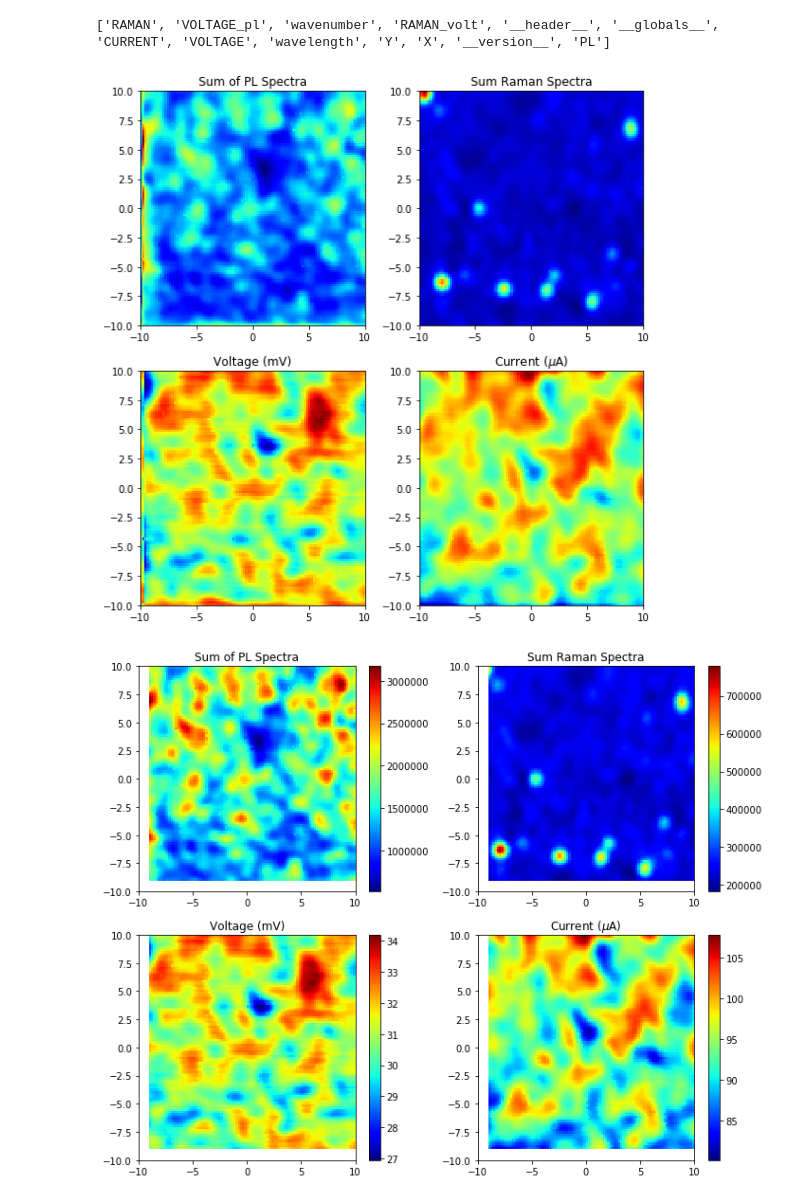
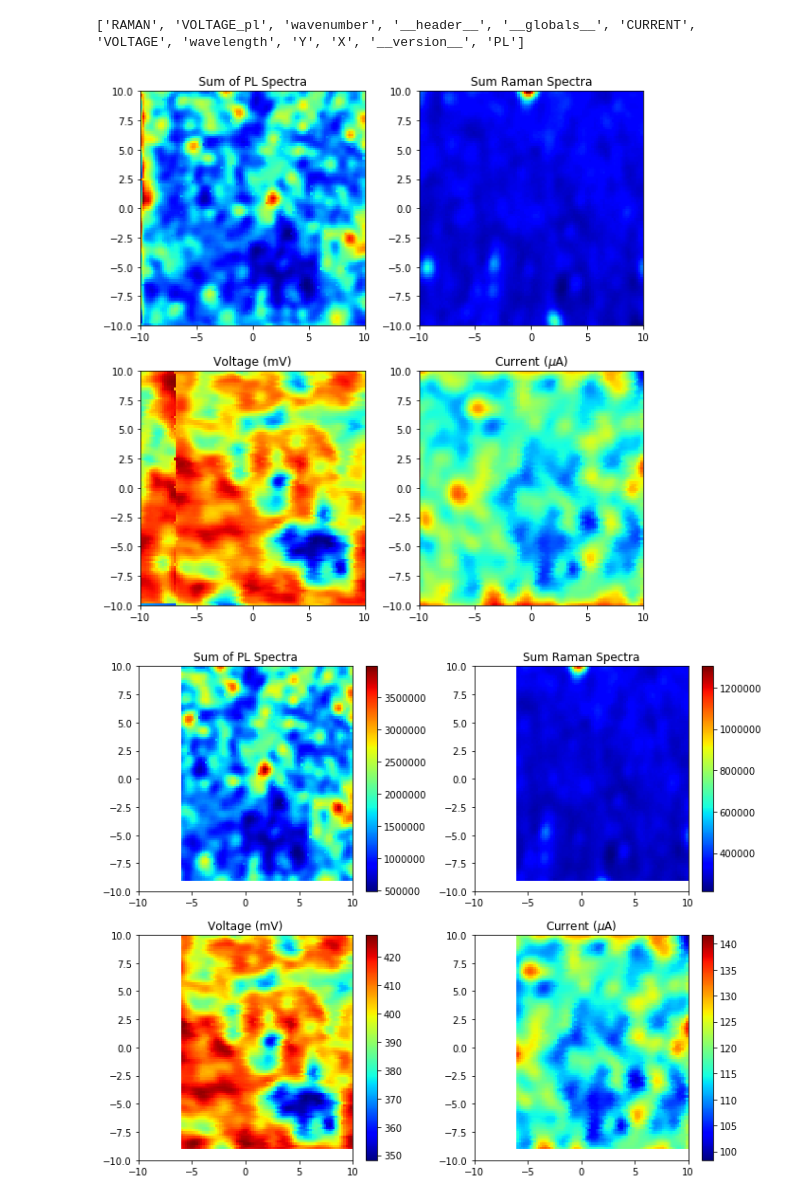
Before and after one commit to bradleyMwest/Renishaw-Reni-Awesome, a Jupyter notebook: PL_Raman_Analysis.ipynb, the cells around one changed output. Drawn from its saved outputs; the diff is of its cells as text; code cells hidden in the pictures.

```diff
--- a/PL_Raman_Analysis.ipynb
+++ b/PL_Raman_Analysis.ipynb
@@ -179,7 +179,7 @@ def baseline(y, deg=None, max_it=None, tol=None):
         return y.max() - baseline(y.max() - y, deg, max_it, tol)
 # %%
 #Load the Spectrum Files and Electrical Data from a Pre-processed matlab file
-file_path_to_renishaw_data = 'AIST_slg_naf.mat'
+file_path_to_renishaw_data = 'AIST_slg.mat'
 
 #use parenthesis to break long lines of code over multiple lines
 (dictionary_of_matlab_variables,
@@ -256,36 +256,36 @@ masked_maps = []
 data = [summed_pl_spectra_matrix, summed_raman_spectra_matrix, voltage_map_mV, current_map_uA]
 for i in data:
     masked_maps.append(np.ma.array(i))
 for i in masked_maps:
     i[trim_map == 0] = np.ma.masked
 masked_spectra = []
 spectra = [pl_spectra,raman_spectra]
 for i in spectra:
     masked_spectra.append(np.ma.array(i))
 for i in masked_spectra:
     i[trim_array == 0,:] = np.ma.masked
 masked_pl_spectra = masked_spectra[0]
 masked_raman_spectra = masked_spectra[1]
 #Visualize the Data
 f,axes = plt.subplots(2,2,figsize=(10,8))
 ax = axes.ravel() #converts 2x2 axis object to an array (row-wise)
 plot_titles =['Sum of PL Spectra','Sum Raman Spectra','Voltage (mV)','Current ($\mu$A)']
 
 # include the following line to do a log_scale colorbar:
 #norm=colors.LogNorm(vmin=np.min(z), vmax= np.max(z))
 
 for idx, (z,tit) in enumerate(zip(masked_maps,plot_titles)):
     pcm = ax[idx].pcolor(x_position_map, y_position_map, z, vmin = np.min(z), vmax = np.max(z), cmap='jet')
     ax[idx].set_title(tit)
     f.colorbar(pcm, ax = ax[idx])
 
 plt.tight_layout()
 
 plt.show()
 # %% [output]
-['RAMAN', 'VOLTAGE_pl', 'wavenumber', 'RAMAN_volt', '__header__', '__globals__', 'CURRENT', 'VOLTAGE', 'wavelength', 'Y', 'X', '__version__', 'PL']
+['RAMAN', 'VOLTAGE_pl', 'wavenumber', '__header__', '__globals__', 'CURRENT', 'VOLTAGE', 'wavelength', 'Y', 'X', '__version__', 'PL']
-[figure, old version]
+[figure, new version]
-[figure, old version]
+[figure, new version]
 # %%
 '''
 Look at Raman Spectra
```
Also changed, not shown: parts of 16 cells of this notebook.
